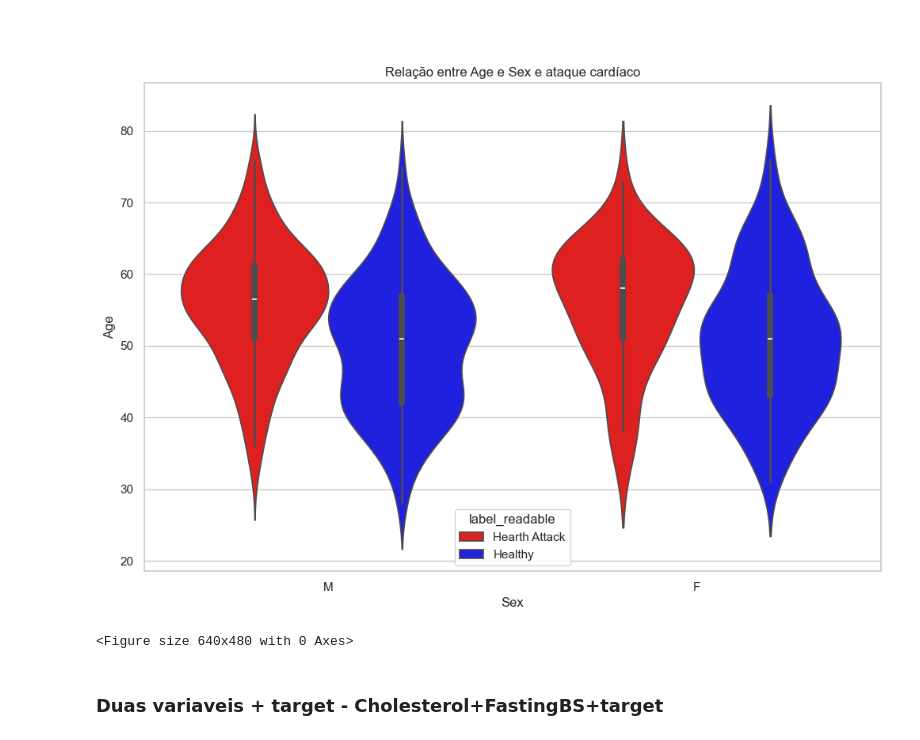
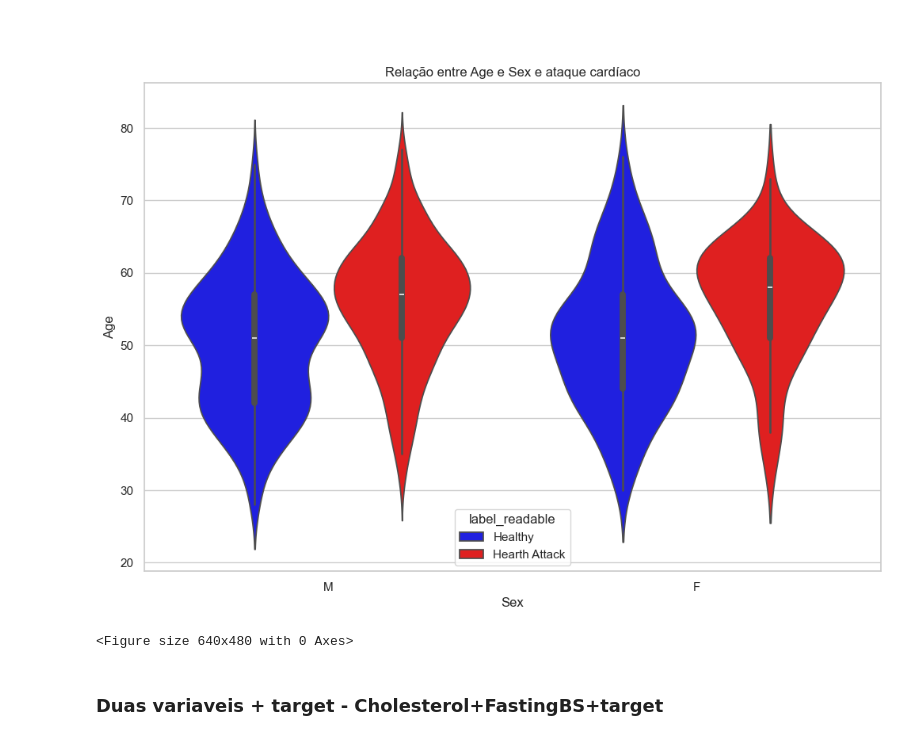
Before and after one commit to khouri/Hearth_Attack_DS_Project, a Jupyter notebook: notebook/01-EDA.ipynb, the cells around one changed output. Drawn from its saved outputs; the diff is of its cells as text; code cells hidden in the pictures.

```diff
--- a/notebook/01-EDA.ipynb
+++ b/notebook/01-EDA.ipynb
@@ -708,44 +547,27 @@ factory.create_plot(
 # %% [markdown]
 ####
 # %%
-import sys
-import os
-# Adiciona o diretório acima ao PATH do Python
-sys.path.append(os.path.abspath(os.path.join('..')))
-
-from charts.ViolinPlotSeabornStrategy import ViolinPlotSeabornStrategy
-from charts.PlotFactory import PlotFactory
-
-
 violinplot_strategy = ViolinPlotSeabornStrategy()
 factory = PlotFactory(violinplot_strategy)
 
 
-plot_df_train = pd.concat([train, train_label], axis = 1)
-
-
-plot_df_train['label_str'] = plot_df_train['label'].astype('string')
+heart_df['label_str'] = heart_df['label'].astype('string')
 
 mapping = {'0': 'Healthy', '1': 'Hearth Attack'}
-plot_df_train['label_readable'] = plot_df_train['label_str'].map(mapping)
-
-# ['Age', 'Sex', 'ChestPainType', 'RestingBP', 'Cholesterol', 'FastingBS',
-# 'RestingECG', 'MaxHR', 'ExerciseAngina', 'Oldpeak', 'ST_Slope',
-# 'label'
-# ],
+heart_df['label_readable'] = heart_df['label_str'].map(mapping)
 
 factory.create_plot(
-                     data = plot_df_train
+                     data = heart_df
                     ,x = 'Sex'
                     ,y = 'Age'
                     ,hue = 'label_readable'
                     ,palette={"Healthy": "blue", "Hearth Attack": "red"}
                     ,title = "Relação entre Age e Sex e ataque cardíaco"
                     ,xlabel = "Sex"
                     ,ylabel = "Age"
                     )
 # %% [output]
-[figure, old version]
+[figure, new version]
 <Figure size 640x480 with 0 Axes>
 # %% [markdown]
 ### Duas variaveis + target - Cholesterol+FastingBS+target
```
Also changed, not shown: parts of 24 cells of this notebook, 40 other files.
